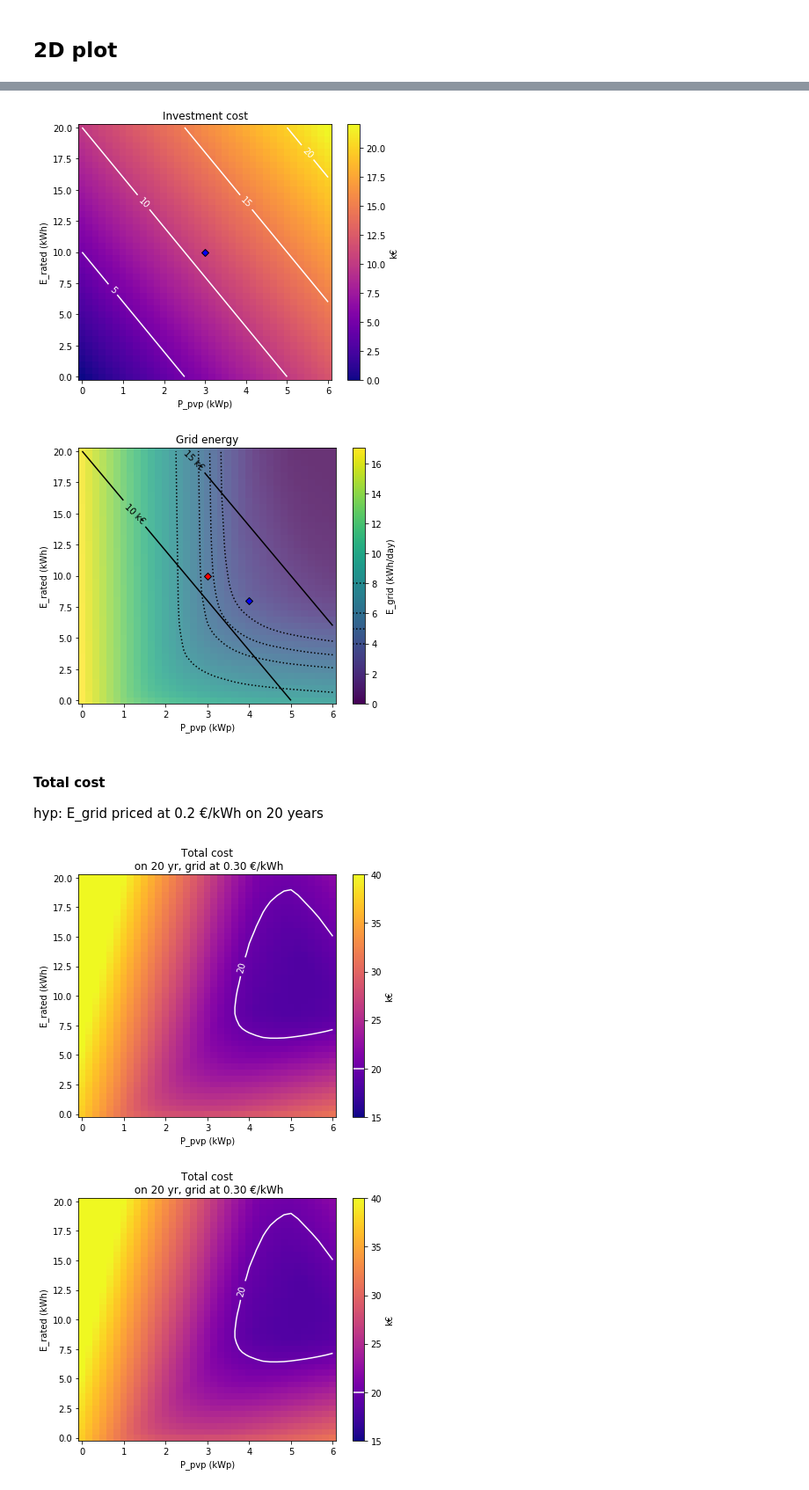
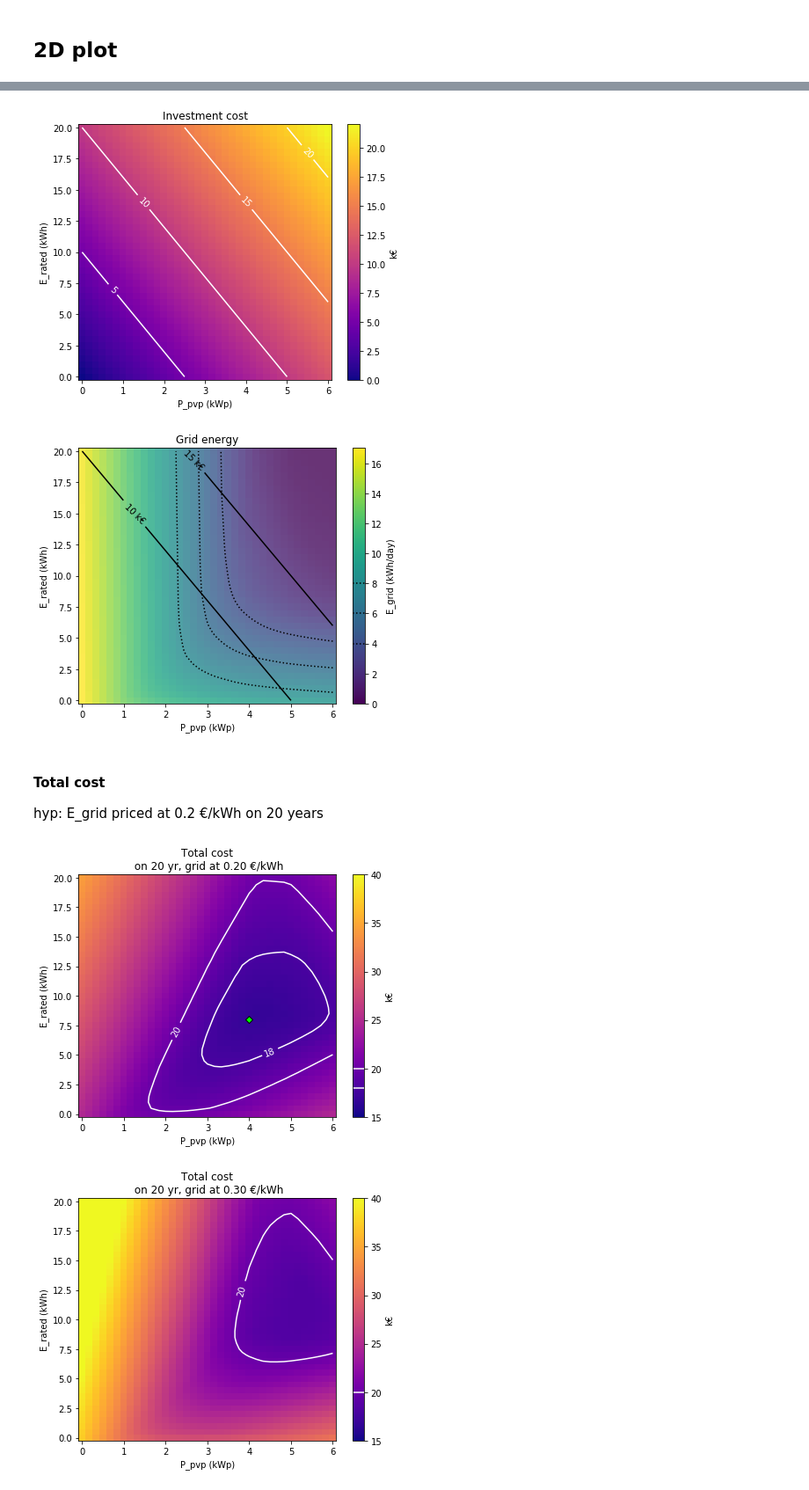
Before and after one commit to pierre-haessig/solarhome-control-bench, a Jupyter notebook: comparison/Benchmark_Sensitivity.ipynb, the cells around one changed output, grey strips where cells are left out. Shown at 88% size. Cells and saved outputs as stored; diff of their text form; code cells hidden in the pictures.

```diff
--- a/comparison/Benchmark_Sensitivity.ipynb
+++ b/comparison/Benchmark_Sensitivity.ipynb
@@ -267,7 +270,7 @@ cost = XP*cP + YE*cE
 fig, ax = plt.subplots(figsize=(6,5))
 
 im = ax.imshow(cost, **imparams, cmap='plasma', alpha=1)
-ax.plot(3, 10, 'bD', mec='k')
+#ax.plot(3, 10, 'bD', mec='k')
 CS = ax.contour(XP, YE, cost, [5, 10, 15, 20], colors='w')
 ax.clabel(CS, fmt='%.0f')
 cbar = fig.colorbar(im)
@@ -276,15 +279,15 @@ cbar.set_label('k€')
 ax.set(title='Investment cost', xlabel='P_pvp (kWp)', ylabel='E_rated (kWh)')
 fig.tight_layout();
 # %% [output]
-[figure, old version]
+[figure, new version]
 # %%
 fig, ax = plt.subplots(figsize=(6,5))
 
 im = ax.imshow(E_grid_rs, **imparams, alpha=0.8)
-ax.plot(3, 10, 'rD', mec='k')
-ax.plot(4, 8, 'bD', mec='k')
+#ax.plot(3, 10, 'rD', mec='k')
+#ax.plot(4, 8, 'bD', mec='k')
 #ax.plot(3.5, 7, 'bD', mec='k')
-CSE = ax.contour(XP, YE, E_grid_rs, [4, 5, 6, 8], colors='k', linestyles=':')
+CSE = ax.contour(XP, YE, E_grid_rs, [4, 6, 8], colors='k', linestyles=':')
 
 
 CSc = ax.contour(XP, YE, cost, [10, 15], colors='k')
@@ -296,23 +299,26 @@ cbar.set_label('E_grid (kWh/day)')
 cbar.solids.set_edgecolor("face") # hack fix of overlap issue https://github.com/matplotlib/matplotlib/issues/1188
 
 ax.set(title='Grid energy', xlabel='P_pvp (kWp)', ylabel='E_rated (kWh)')
-fig.tight_layout();
+fig.tight_layout()
+
+fig.savefig('Sizing_E_grid_invest_heatmap.png', dpi=150)
 # %% [output]
-[figure, old version]
+[figure, new version]
 # %% [markdown]
 #### Total cost
 
 hyp: E_grid priced at 0.2 €/kWh on 20 years
 # %%
-c_grid = 0.24 # €/kWh on 20 years
+c_grid = 0.20 # €/kWh on 20 years
 cost_tot = cost+E_grid_rs*20*365.25*c_grid/1000
 # %%
 def total_cost_map(c_grid, save=False):
     fig, ax = plt.subplots(figsize=(6,5))
 
     cost_tot = cost+E_grid_rs*20*365.25*c_grid/1000
-    im = ax.imshow(cost_tot, **imparams, cmap='plasma', vmin=15, vmax=40)
-    #ax.plot(3, 10, 'D', mec='k', color=(0,1,0), label='bench sizing')
+    im = ax.imshow(cost_tot, **imparams, cmap='plasma',
+                   vmin=15, vmax=40) # fix v range for making series of plots
+    #ax.plot(4, 8, 'D', mec='k', color=(0,1,0), label='bench sizing')
     CS = ax.contour(XP, YE, cost_tot, [16, 18, 20], colors='w')
     ax.clabel(CS, fmt='%.0f')
     cbar = fig.colorbar(im)
@@ -328,9 +334,9 @@ def total_cost_map(c_grid, save=False):
     if save:
         fig.savefig('Total_cost_map_grid{:.2f}.png'.format(c_grid), dpi=150)
 # %%
-total_cost_map(0.30)
+total_cost_map(0.20)
 # %% [output]
-[figure, old version]
+[figure, new version]
 # %%
 for cgrid in np.arange(15, 31)/100:
     plt.close()
```
Also changed, not shown: parts of 31 cells of this notebook, 21 other files.
